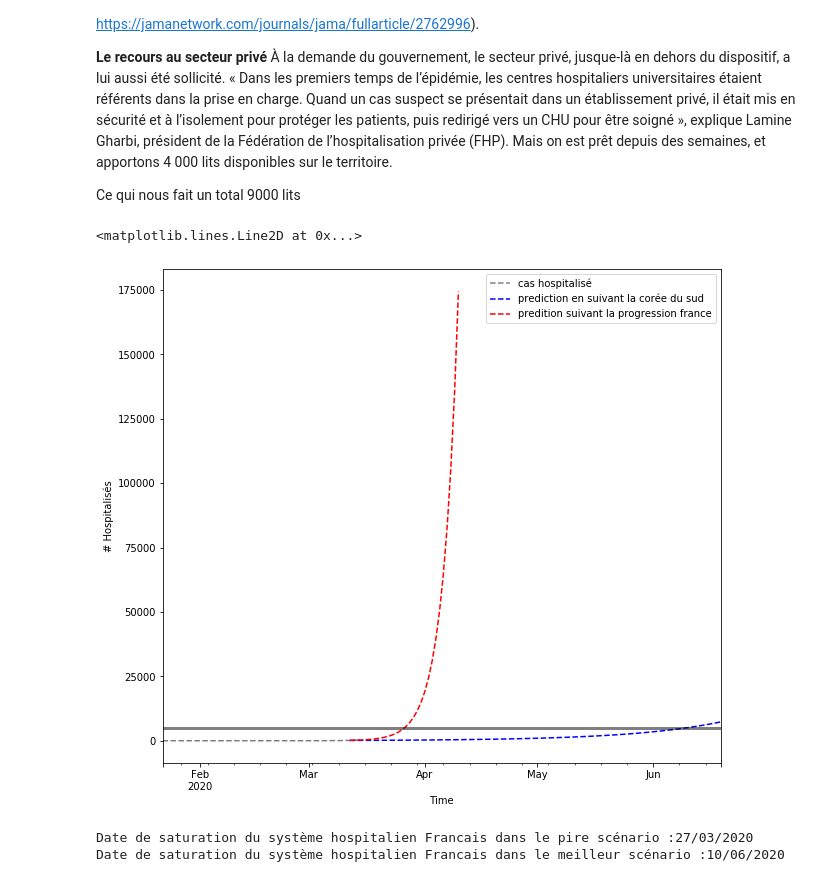
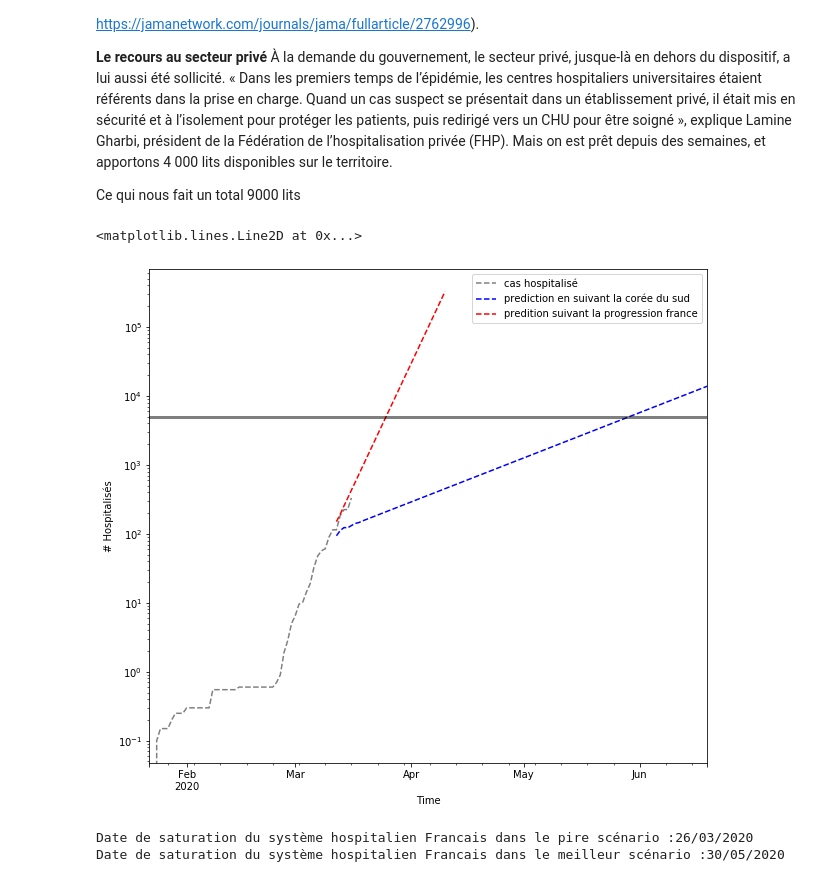
Before and after one commit to AmineDiro/Prediction-COVID19-France-, a Jupyter notebook: Prediction_saturation.ipynb, the cells around one changed output. Drawn from its saved outputs; the diff is of its cells as text; code cells hidden in the pictures.

```diff
--- a/Prediction_saturation.ipynb
+++ b/Prediction_saturation.ipynb
@@ -133,0 +184,10 @@ ax[1].legend(loc="best")
+# %%
+dates=[]
+serie=ts_confirmed_new[ts_confirmed_new["Country/Region"] != "China"].sum()[2:]
+serie.index = pd.to_datetime(serie.index)
+for i in range(len(serie)-1):
+    j=i
+    while  (serie[j] < 2*serie[i]) & (j< len(serie)-1):
+        j=j+1
+    if j>i+1 :
+        dates.append(serie.index[j]-serie.index[i])
@@ -217,7 +281,7 @@ X = X.reshape((X.shape[0], X.shape[1], n_features))
 
 # define model
 model = Sequential()
-model.add(LSTM(50, activation="relu", input_shape=(n_steps, n_features)))
+model.add(LSTM(10, activation="relu", input_shape=(n_steps, n_features)))
 model.add(Dense(1))
 model.compile(optimizer="adam", loss="mse")
 
@@ -296,7 +396,7 @@ X = X.reshape((X.shape[0], X.shape[1], n_features))
 # %%
 # define model
 model = Sequential()
-model.add(LSTM(50, activation="relu", input_shape=(n_steps, n_features)))
+model.add(LSTM(10, activation="relu", input_shape=(n_steps, n_features)))
 model.add(Dense(1))
 model.compile(optimizer="adam", loss="mse")
 
@@ -367,21 +469,22 @@ hosp_ks = serie30.apply(lambda x :x*0.05)
 # %%
 fig = plt.figure(figsize=(10, 20))
 ax = fig.add_subplot(2, 1, 1)
+ax.set_yscale('log')
 
 hosp.plot(ax=ax, c="grey", linestyle="--", label="cas hospitalisé")
 hosp_ks.plot(ax=ax, c="blue", linestyle="--", label="prediction en suivant la corée du sud")
 hosp_france.plot(ax=ax, c="red", linestyle="--", label="predition suivant la progression france")
 
 ax.set_ylabel("# Hospitalisés")
 ax.set_xlabel("Time")
 ax.legend(loc='best')
 ax.axhline(y=5000,linewidth=3, color='black',alpha=0.5)
 # %% [output]
 <matplotlib.lines.Line2D at 0x...>
-[figure, old version]
+[figure, new version]
 # %%
 print('Date de saturation du système hospitalien Francais dans le pire scénario :'+hosp_france.where(hosp_france>=5000).dropna().index[0].strftime("%d/%m/%Y"))
 print('Date de saturation du système hospitalien Francais dans le meilleur scénario :'+hosp_ks.where(hosp_ks>=5000).dropna().index[0].strftime("%d/%m/%Y"))
 # %% [output]
-Date de saturation du système hospitalien Francais dans le pire scénario :27/03/2020
-Date de saturation du système hospitalien Francais dans le meilleur scénario :10/06/2020
+Date de saturation du système hospitalien Francais dans le pire scénario :26/03/2020
+Date de saturation du système hospitalien Francais dans le meilleur scénario :30/05/2020
```
Also changed, not shown: parts of 24 cells of this notebook, 4 other files.
